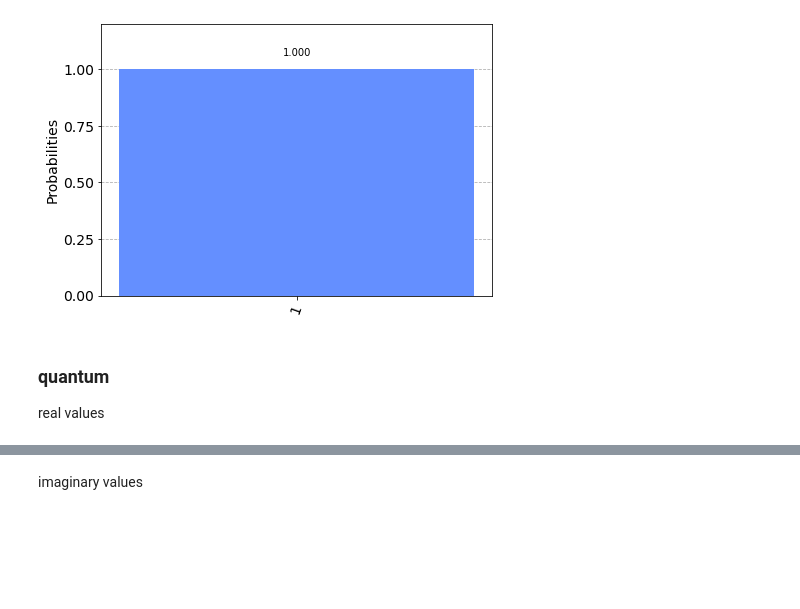
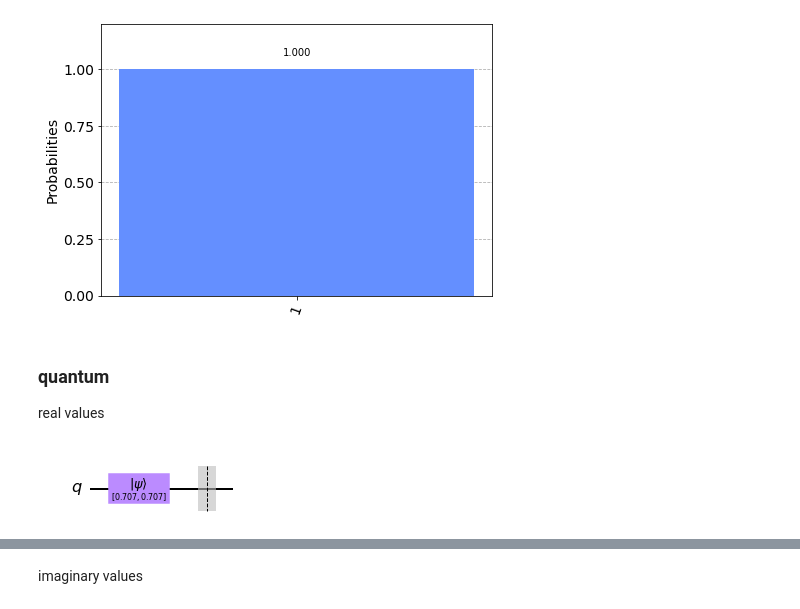
Before and after one commit to croppers/quantum_computing_workshop, a Jupyter notebook: 4 - Initializing Quantum States (key).ipynb, the cells around one changed output, grey strips where cells are left out. Drawn from its saved outputs; the diff is of its cells as text; code cells hidden in the pictures; blank space fills up the shorter version.

```diff
--- a/4 - Initializing Quantum States (key).ipynb
+++ b/4 - Initializing Quantum States (key).ipynb
@@ -56,3 +53,17 @@ test(qobj_1) # we expect this circuit (|1>) to give 1 (on)
 # %% [markdown]
 ### quantum
 real values
+# %%
+# |+> state
+qc_3= qiskit.QuantumCircuit(1) # 1 qbit quantum circuit
+# rule for quantum mechanics (normalization): a^2 + b^2 = 1
+# |0>: (1)^2 + (0)^2 = 1, |1>: (0)^2 + (1)^2 = 1.
+initial_state_3 = [1/2, 1/2] # equally likely 0 or 1 when meas.
+# (1/2)^2 + (1/2)^2 = 1/4 + 1/4 = 1/2 != 1
+initial_state_3 = [1/np.sqrt(2), 1/np.sqrt(2)] # this is |+>
+# (1/sqrt(2))^2 + (1/sqrt(2))^2 = 1/2 + 1/2 = 1
+qc_3.initialize(initial_state_3, 0)
+qc_3.save_statevector()
+qc_3.draw()
+# %% [output]
+[figure, added]
```
Also changed, not shown: parts of 8 cells of this notebook.
